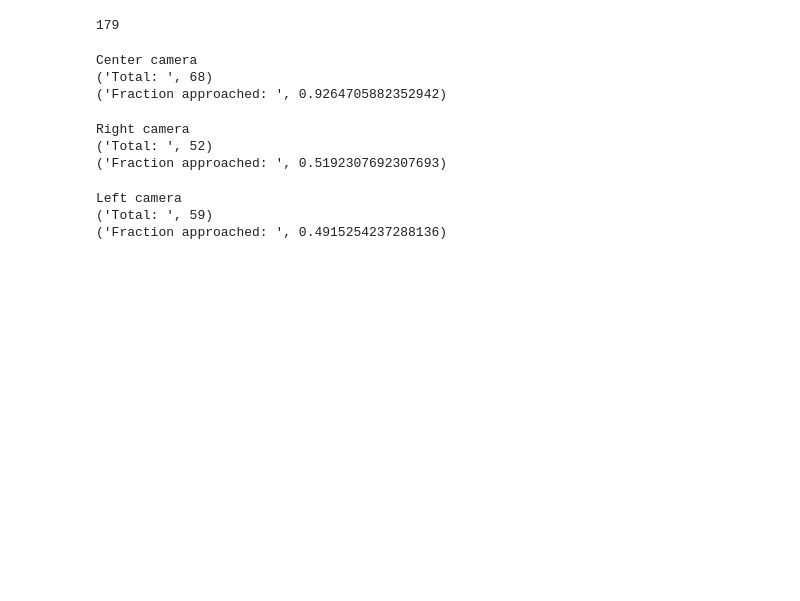
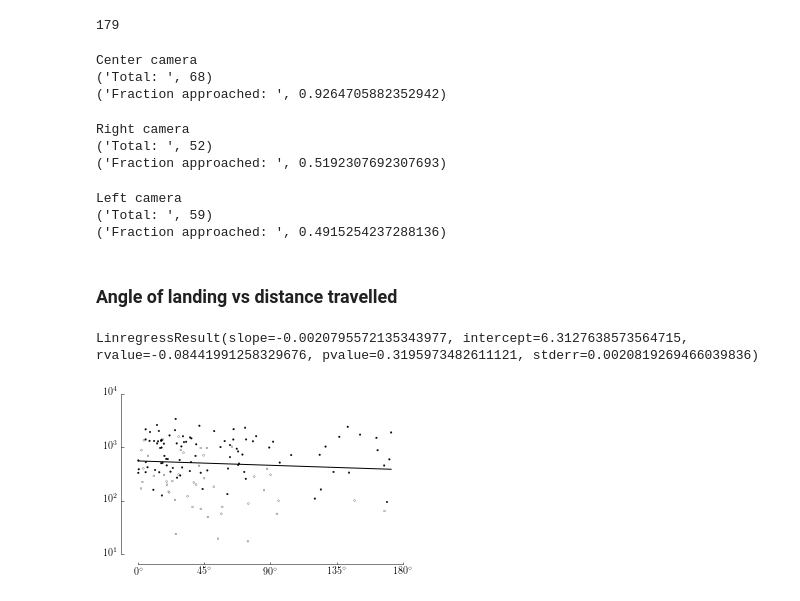
Before and after one commit to florisvb/correlated_decision_making_jeb, a Jupyter notebook: Fig3_revision.ipynb, the cells around one changed output. Cells and saved outputs as stored; diff of their text form; code cells hidden in the pictures; blank space fills up the shorter version.

```diff
--- a/Fig3_revision.ipynb
+++ b/Fig3_revision.ipynb
@@ -1016,3 +1016,40 @@ print('Fraction approached: ', float(n_left_approached) / float(n_left_approache
 Left camera
 ('Total: ', 59)
 ('Fraction approached: ', 0.4915254237288136)
+# %% [markdown]
+### Angle of landing vs distance travelled
+# %%
+fig = plt.figure(figsize=[5,3])
+ax = fig.add_subplot(111)
+
+ax.scatter(angles_of_landing, np.log(distances_travelled),
+           c=approach_stats, s=3, linewidth=0.25,rasterized=True, cmap='bone_r')
+
+x = np.linspace(np.min(angles_of_landing), np.max(angles_of_landing), 100)
+
+r = scipy.stats.linregress(angles_of_landing, np.log(distances_travelled))
+print(r)
+y = r.slope*x + r.intercept
+
+plt.plot(x,y, color='black')
+
+
+yticks = [10**1, 10**2, 10**3, 10**4]
+yticklabels = ['$10^1$', '$10^2$', '$10^3$', '$10^4$']
+
+xticks = [0, 45, 90, 135, 180]
+xticklabels = ['$0^{\circ}$', '$45^{\circ}$', '$90^{\circ}$', '$135^{\circ}$', '$180^{\circ}$']
+
+ax.set_xlim(-10, 180)
+
+fifi.mpl_functions.adjust_spines(ax, ['left', 'bottom'],
+                                 yticks=np.log(yticks),
+                                 xticks=xticks,
+                                 linewidth=0.5, tick_length=2.5,
+                                 spine_locations={'left': 2.5, 'bottom': 2.5})
+ax.set_yticklabels(yticklabels)
+ax.set_xticklabels(xticklabels)
+ax.minorticks_off()
+# %% [output]
+LinregressResult(slope=-0.0020795572135343977, intercept=6.3127638573564715, rvalue=-0.08441991258329676, pvalue=0.3195973482611121, stderr=0.0020819269466039836)
+[figure, added]
```
Also changed, not shown: parts of 12 cells of this notebook, 6 other files.
